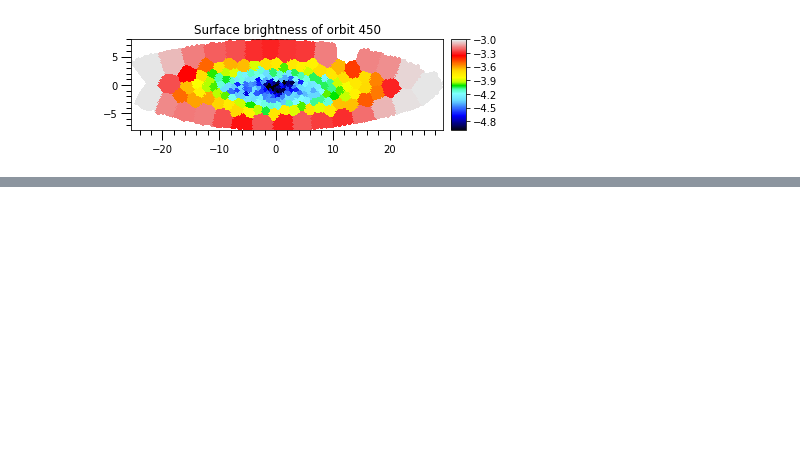
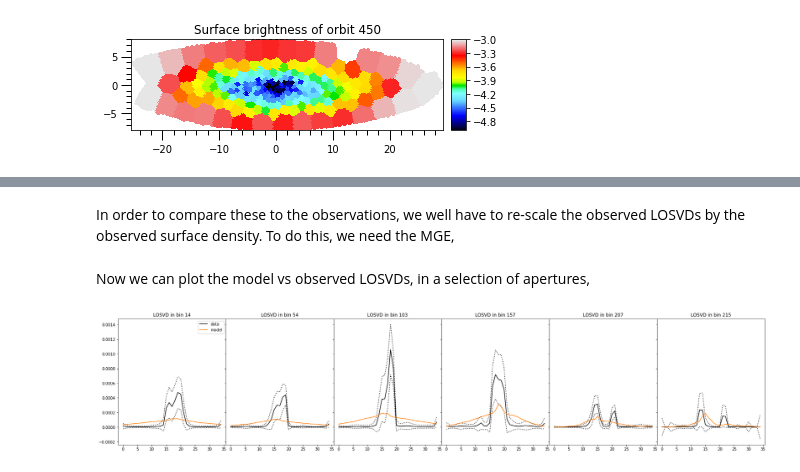
Before and after one commit to dynamics-of-stellar-systems/dynamite, a Jupyter notebook: dev_tests/bayes_losvd/DYNMAITE_and_BAYES_LOSVD.ipynb, the cells around one changed output, grey strips where cells are left out. Saved outputs shown, nothing was run; the diff lists cells and outputs as text; code cells hidden in the pictures; blank space fills up the shorter version.

```diff
--- a/dev_tests/bayes_losvd/DYNMAITE_and_BAYES_LOSVD.ipynb
+++ b/dev_tests/bayes_losvd/DYNMAITE_and_BAYES_LOSVD.ipynb
@@ -462,0 +425,2 @@ plt.gca().legend()
+# %%
+orblib0_rebinned = BayesLOSVD.rebin_orblib_to_observations(orblib0.losvd_histograms[0])
@@ -462,0 +467,2 @@ plt.gca().legend()
+# %%
+ws0 = mod0.get_weights(orblib0)
@@ -462,0 +474,3 @@ plt.gca().legend()
+# %%
+weights0, chi2_tot0, chi2_kin0 = ws0.solve(orblib0)
+model_losvd0 = np.dot(orblib0_rebinned.T, weights0).T
@@ -462,0 +480,24 @@ plt.gca().legend()
+# %% [markdown]
+In order to compare these to the observations, we well have to re-scale the observed LOSVDs by the observed surface density. To do this, we need the MGE,
+# %%
+stars = c.system.get_component_from_name('stars')
+mge = stars.mge_lum
+projected_masses = mge.get_projected_masses_from_file(mod0.directory_noml)
+med_losvd = (projected_masses * BayesLOSVD.data['losvd'].T)
+sig_losvd = (projected_masses * BayesLOSVD.data['dlosvd'].T)
+# %% [markdown]
+Now we can plot the model vs observed LOSVDs, in a selection of apertures,
+# %%
+idx_ap_arr = [14, 54, 103, 157, 207, 215]
+n_ap = len(idx_ap_arr)
+fig, ax = plt.subplots(1, n_ap, figsize=(5*n_ap, n_ap), sharey=True)
+for i, idx_ap in enumerate(idx_ap_arr):
+    ax[i].plot(med_losvd[:,idx_ap], '-k', label='data')
+    ax[i].plot(med_losvd[:,idx_ap]+sig_losvd[:,idx_ap], ':k')
+    ax[i].plot(med_losvd[:,idx_ap]-sig_losvd[:,idx_ap], ':k')
+    ax[i].plot(model_losvd0[:,idx_ap], '-', color='C1', label='model')
+    ax[i].set_title(f'LOSVD in bin {idx_ap}')
+ax[0].legend()
+fig.subplots_adjust(wspace=0)
+# %% [output]
+[figure, added]
```
Also changed, not shown: parts of 66 cells of this notebook, 2 other files.
